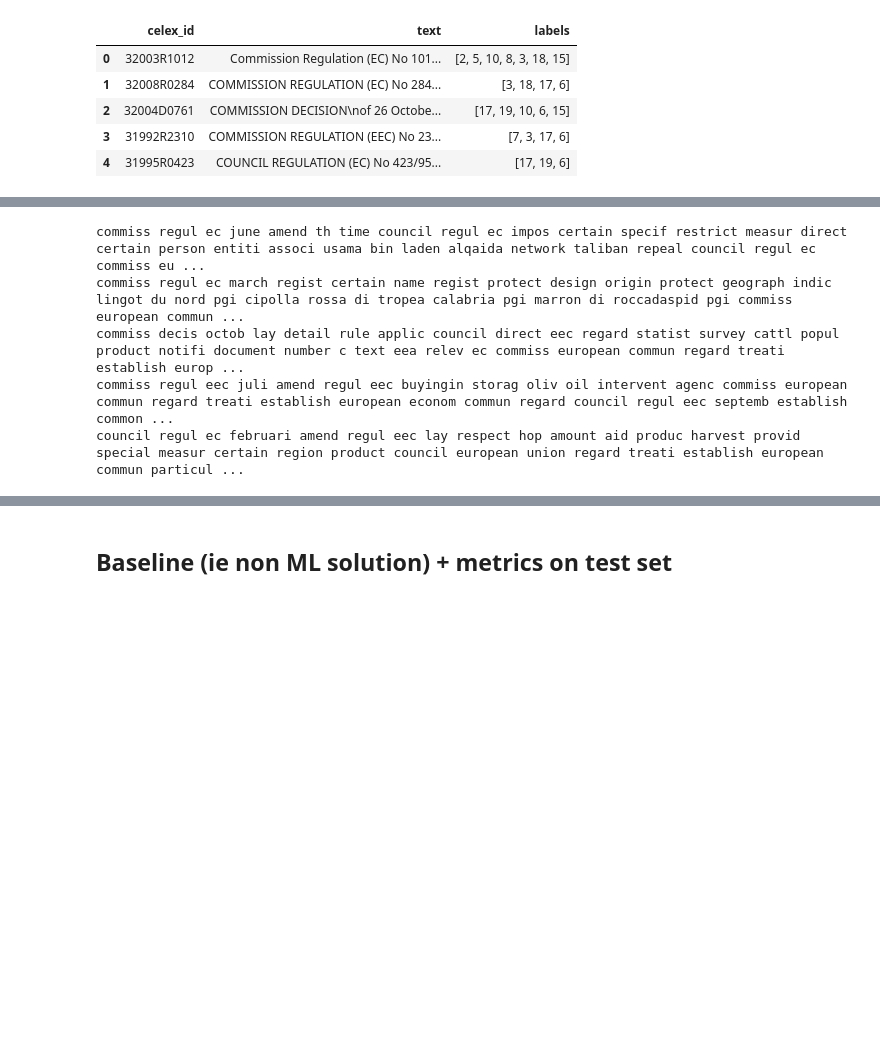
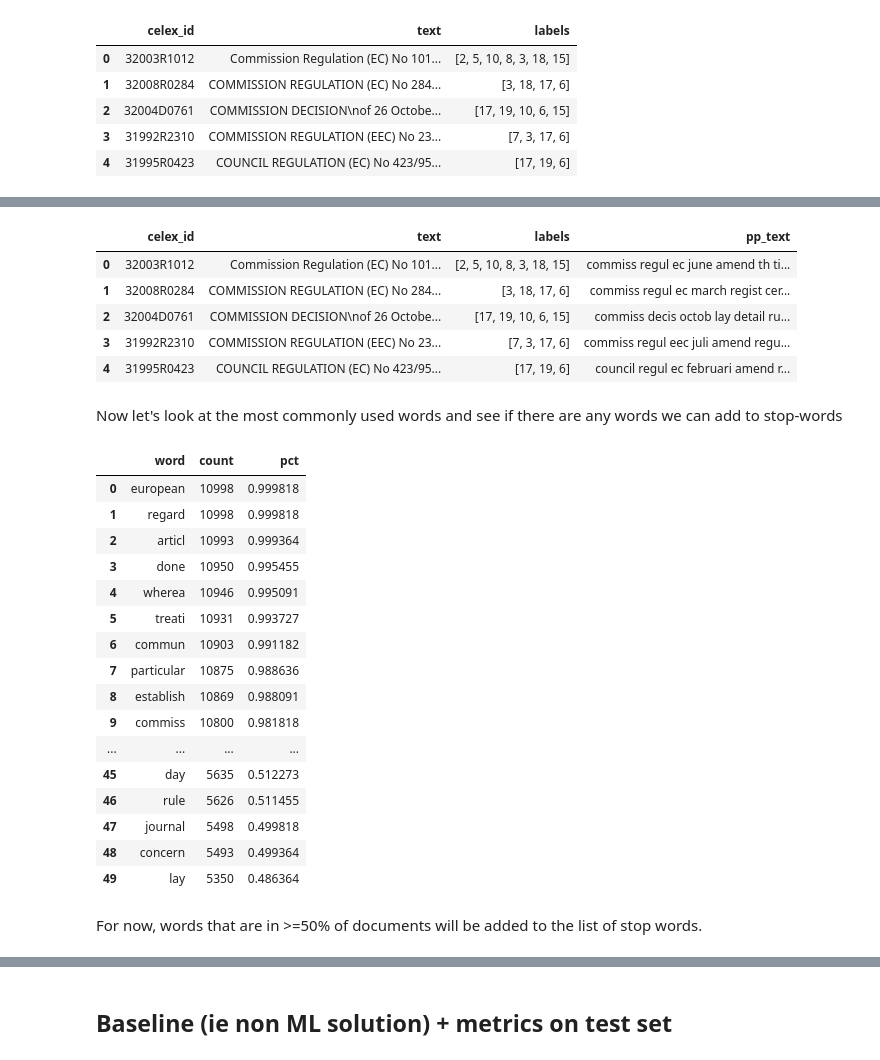
Before and after one commit to marcelo-ghia/NLP-MultiEUREX-multilabel-multiclass-classification, a Jupyter notebook: baseline.ipynb, the cells around one changed output, grey strips where cells are left out. Cells and saved outputs as stored; diff of their text form; code cells hidden in the pictures; blank space fills up the shorter version.

```diff
--- a/baseline.ipynb
+++ b/baseline.ipynb
@@ -202,11 +204,53 @@ print(df_train.head())
 3             [7, 3, 17, 6]  commiss regul eec juli amend regul eec buyingi...
 4               [17, 19, 6]  council regul ec februari amend regul eec lay ...
 # %%
-for i in df_train['pp_text'][:5]:
-    print(i)
+df_train.head()
 # %% [output]
-commiss regul ec june amend th time council regul ec impos certain specif restrict measur direct certain person entiti associ usama bin laden alqaida network taliban repeal council regul ec commiss eu ...
-commiss regul ec march regist certain name regist protect design origin protect geograph indic lingot du nord pgi cipolla rossa di tropea calabria pgi marron di roccadaspid pgi commiss european commun ...
-commiss decis octob lay detail rule applic council direct eec regard statist survey cattl popul product notifi document number c text eea relev ec commiss european commun regard treati establish europ ...
-commiss regul eec juli amend regul eec buyingin storag oliv oil intervent agenc commiss european commun regard treati establish european econom commun regard council regul eec septemb establish common ...
-council regul ec februari amend regul eec lay respect hop amount aid produc harvest provid special measur certain region product council european union regard treati establish european commun particul ...
+|  | celex_id | text | labels | pp_text |
+| 0 | 32003R1012 | Commission Regulation (EC) No 101... | [2, 5, 10, 8, 3, 18, 15] | commiss regul ec june amend th ti... |
+| 1 | 32008R0284 | COMMISSION REGULATION (EC) No 284... | [3, 18, 17, 6] | commiss regul ec march regist cer... |
+| 2 | 32004D0761 | COMMISSION DECISION\nof 26 Octobe... | [17, 19, 10, 6, 15] | commiss decis octob lay detail ru... |
+| 3 | 31992R2310 | COMMISSION REGULATION (EEC) No 23... | [7, 3, 17, 6] | commiss regul eec juli amend regu... |
+| 4 | 31995R0423 | COUNCIL REGULATION (EC) No 423/95... | [17, 19, 6] | council regul ec februari amend r... |
+# %% [markdown]
+Now let's look at the most commonly used words and see if there are any words we can add to stop-words
+# %%
+def get_word_freq(df):
+    word_counts = df.set_index('celex_id')['pp_text'].str.split()\
+        .explode()\
+        .reset_index()\
+        .drop_duplicates()\
+        .groupby('pp_text').size()\
+        .sort_values(ascending=False)
+    word_counts = word_counts.to_dict()
+    word_counts_df = []
+    for i, v in word_counts.items():
+        result = {}
+        result['word'] = i
+        result['count'] = v
+        word_counts_df.append(result)
+    word_counts_df = pd.DataFrame(word_counts_df).sort_values(by='count',ascending=False)
+    word_counts_df['pct'] = word_counts_df['count']/len(df_train)
+    return word_counts_df
+train_wd_ct_df = get_word_freq(df_train)
+train_wd_ct_df.head(50)
+# %% [output]
+|  | word | count | pct |
+| 0 | european | 10998 | 0.999818 |
+| 1 | regard | 10998 | 0.999818 |
+| 2 | articl | 10993 | 0.999364 |
+| 3 | done | 10950 | 0.995455 |
+| 4 | wherea | 10946 | 0.995091 |
+| 5 | treati | 10931 | 0.993727 |
+| 6 | commun | 10903 | 0.991182 |
+| 7 | particular | 10875 | 0.988636 |
+| 8 | establish | 10869 | 0.988091 |
+| 9 | commiss | 10800 | 0.981818 |
+| ... | ... | ... | ... |
+| 45 | day | 5635 | 0.512273 |
+| 46 | rule | 5626 | 0.511455 |
+| 47 | journal | 5498 | 0.499818 |
+| 48 | concern | 5493 | 0.499364 |
+| 49 | lay | 5350 | 0.486364 |
+# %% [markdown]
+For now, words that are in >=50% of documents will be added to the list of stop words.
```
Also changed, not shown: parts of 6 cells of this notebook, 2 other files.
